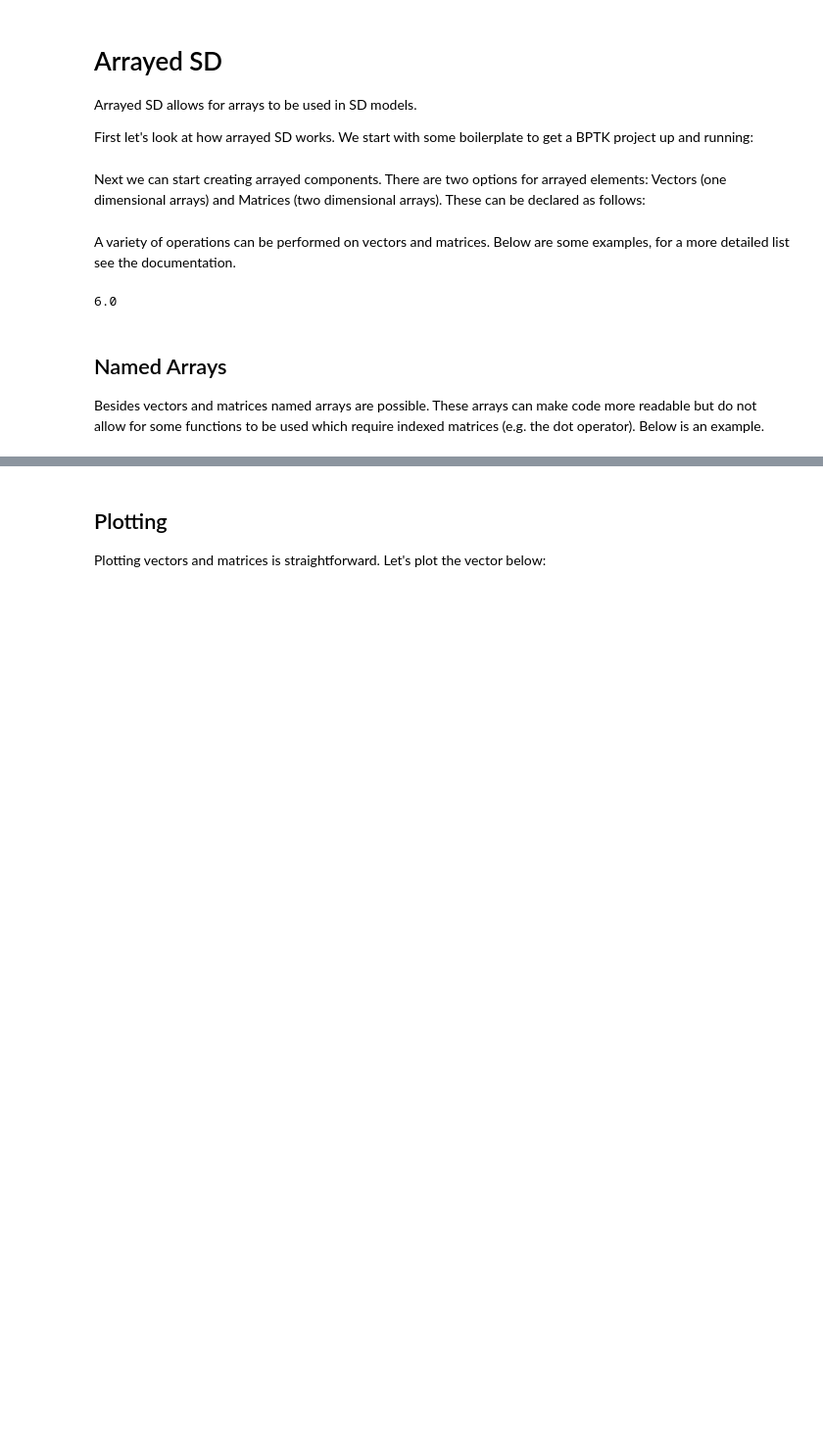
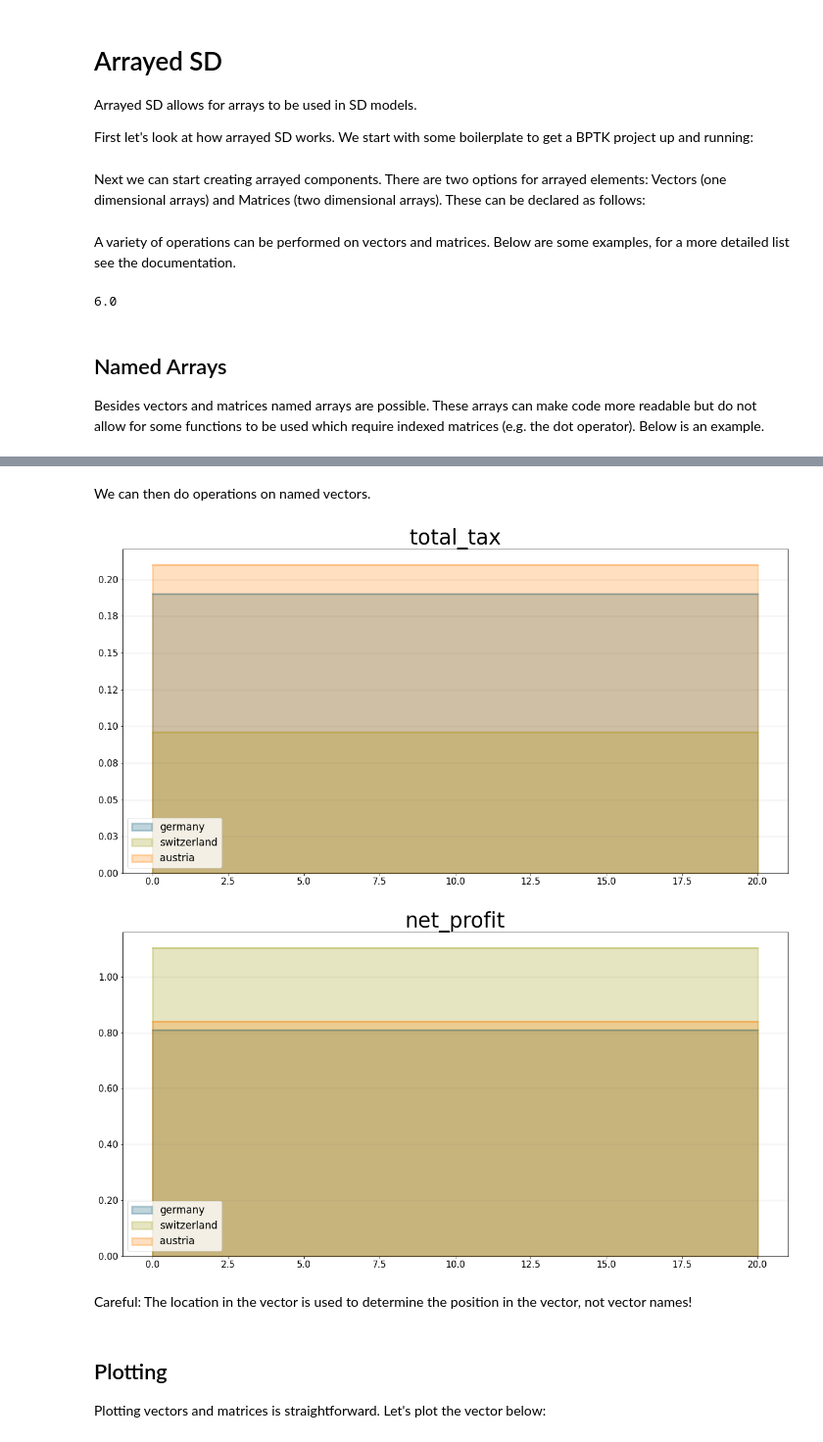
Before and after one commit to transentis/bptk_py, a Jupyter notebook: arrayed.ipynb, the cells around one changed output, grey strips where cells are left out. Shown: that part at 98% size. Drawn from its saved outputs; the diff is of its cells as text; code cells hidden in the pictures; blank space fills up the shorter version.

```diff
--- a/arrayed.ipynb
+++ b/arrayed.ipynb
@@ -60,3 +50,24 @@ named[tax_switzerland] 0.08
+# %% [markdown]
+We can then do operations on named vectors.
+# %%
+named_price = model.converter("named_price")
+named_price.setup_named_vector({"germany": 1.0, "switzerland": 1.2, "austria": 1.05})
+
+total_tax = model.converter("total_tax")
+total_tax.equation = named * named_price
+
+total_tax.plot()
+
+
+net_profit = model.converter("net_profit")
+net_profit.equation = named_price - total_tax
+
+net_profit.plot()
+# %% [output]
+[figure, added]
+[figure, added]
+# %% [markdown]
+Careful: The location in the vector is used to determine the position in the vector, not vector names!
 # %% [markdown]
 ## Plotting
 Plotting vectors and matrices is straightforward. Let's plot the vector below:
```
Also changed, not shown: parts of 11 cells of this notebook, 1 other file.
